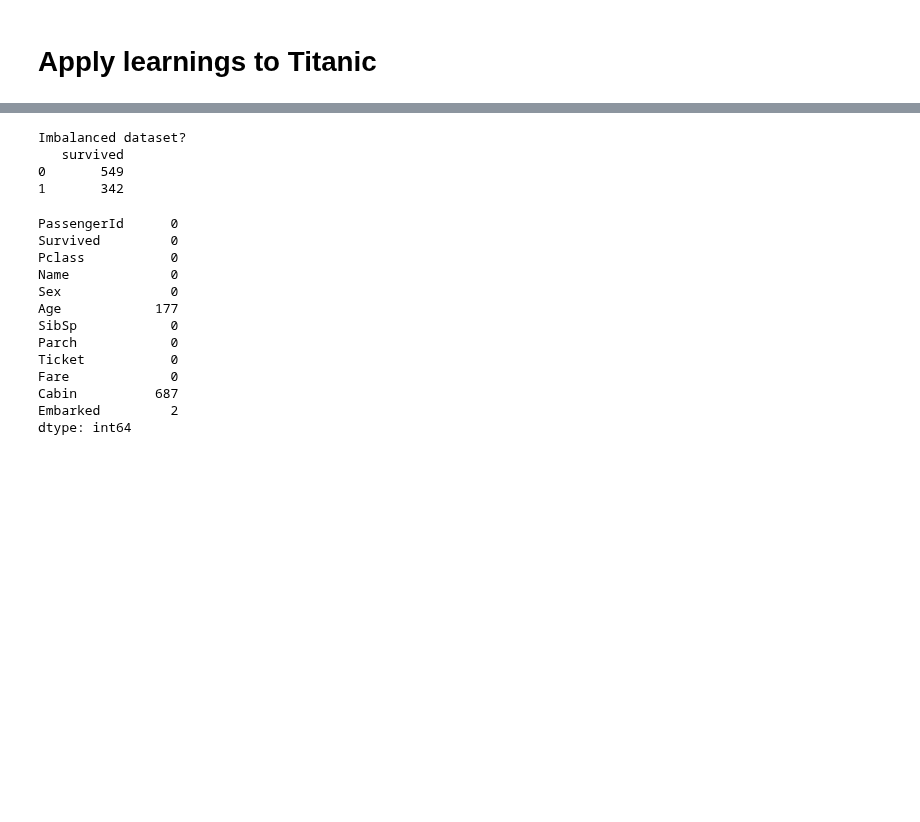
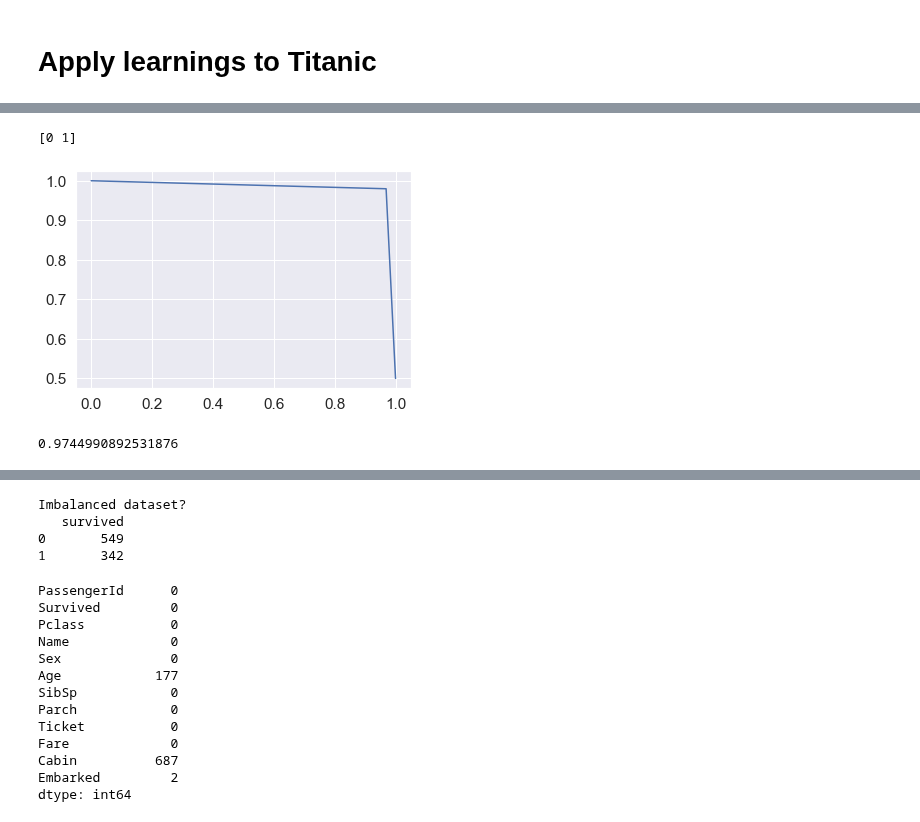
Before and after one commit to omdgit/Hands-On-Gradient-Boosting-with-XGBoost-and-Scikit-learn, a Jupyter notebook: Chapter10/Titanic.ipynb, the cells around one changed output, grey strips where cells are left out. Saved outputs shown, nothing was run; the diff lists cells and outputs as text; code cells hidden in the pictures; blank space fills up the shorter version.

```diff
--- a/Chapter10/Titanic.ipynb
+++ b/Chapter10/Titanic.ipynb
@@ -34,0 +127,6 @@ df.head()
+# %%
+# convert categoricals to numericals
+X_train = pd.get_dummies(X_train)
+display(X_train.head())
+X_test = pd.get_dummies(X_test)
+display(X_test.head())
@@ -34,0 +189,16 @@ df.head()
+# %%
+from sklearn.metrics import accuracy_score
+from xgboost import XGBClassifier, XGBRFClassifier
+from sklearn.linear_model import LogisticRegression
+from sklearn.neighbors import KNeighborsClassifier
+from sklearn.ensemble import RandomForestClassifier, StackingClassifier
+from sklearn.svm import SVC
+from sklearn.model_selection import GridSearchCV, RandomizedSearchCV, StratifiedKFold, RepeatedStratifiedKFold, cross_val_score
+
+def y_pred(model):
+    model.fit(X_train, y_train)
+    y_pred_train = model.predict(X_train)
+    score = accuracy_score(y_pred_train, y_train)
+    print(score)
+    y_pred = model.predict(X_test)
+    return y_pred
@@ -34,0 +382,11 @@ df.head()
+# %%
+precision, recall, thresholds = precision_recall_curve(y_resampled, y_pred)
+print(thresholds)
+plt.plot(recall, precision);
+# %% [output]
+[0 1]
+[figure, added]
+# %%
+roc_auc
+# %% [output]
+0.9744990892531876
```
Also changed, not shown: parts of 78 cells of this notebook, 9 other files.
